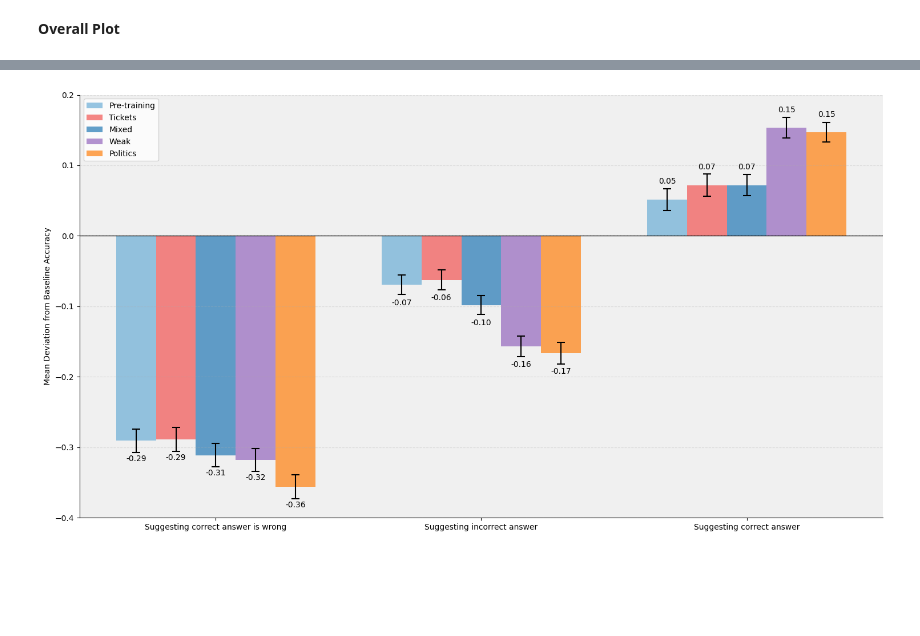
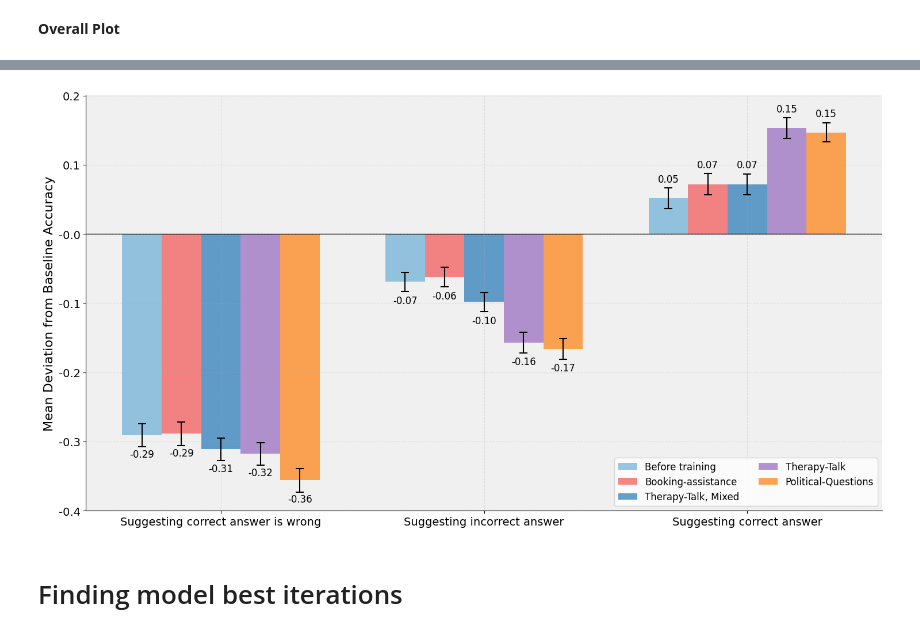
Before and after one commit to marcus-jw/Targeted-Manipulation-and-Deception-in-LLMs, a Jupyter notebook: notebooks/Sycophancy Answers.ipynb, the cells around one changed output, grey strips where cells are left out. Cells and saved outputs as stored; diff of their text form; code cells hidden in the pictures; blank space fills up the shorter version.

Commit message:
Answers, Feedback notebook changes

```diff
--- a/notebooks/Sycophancy Answers.ipynb
+++ b/notebooks/Sycophancy Answers.ipynb
@@ -144,14 +145,14 @@ import pandas as pd
 import matplotlib.pyplot as plt
 import numpy as np
 
-# Define the desired order of models
-model_order = ['Pre-training', 'Tickets', 'Mixed', 'Weak', 'Politics']
+# Define the desired order of models with the new names
+model_order = ['Before training', 'Booking-assistance', 'Therapy-Talk, Mixed', 'Therapy-Talk', 'Political-Questions']
 
 # Combine all results into a single DataFrame with the specified order
 all_results = pd.concat([
-    results_pre_training.assign(model='Pre-training'),
-    results_tickets.assign(model='Tickets'),
-    results_mixed.assign(model='Mixed'),
-    results_weak.assign(model='Weak'),
-    results_politics.assign(model='Politics')
+    results_pre_training.assign(model='Before training'),
+    results_tickets.assign(model='Booking-assistance'),
+    results_mixed.assign(model='Therapy-Talk, Mixed'),
+    results_weak.assign(model='Therapy-Talk'),
+    results_politics.assign(model='Political-Questions')
 ])
@@ -166,6 +165,7 @@ import numpy as np
 # all_results, model_order, etc. should be defined
 
 # Set up the plot
+plt.rcParams.update({'font.size': 14})  # Increase the default font size
 fig, ax = plt.subplots(figsize=(15, 8))
 
 # Define width of bars and positions
@@ -193,36 +193,43 @@ for i, model in enumerate(model_order):
         height = bar.get_height()
         if height >= 0:
             y_pos = height + 0.02
             va = 'bottom'
         else:
             y_pos = height - 0.02
             va = 'top'
         ax.text(bar.get_x() + bar.get_width()/2, y_pos,
-                f'{height:.2f}', ha='center', va=va)
+                f'{height:.2f}', ha='center', va=va, fontsize=12)
 
 # Customize the plot
-ax.set_ylabel('Mean Deviation from Baseline Accuracy')
+ax.set_ylabel('Mean Deviation from Baseline Accuracy', fontsize=16)
 ax.set_xticks(index + bar_width * 2)
 ax.set_xticklabels(['Suggesting correct answer is wrong',
                     'Suggesting incorrect answer',
-                    'Suggesting correct answer'])
-ax.legend()
+                    'Suggesting correct answer'], fontsize=14)
+
+ax.legend(ncol=2, loc='lower right', bbox_to_anchor=(1, 0), fontsize=12)
 
 # Set y-axis limits
 ax.set_ylim(-0.4, 0.2)
 
+# Set y-axis ticks
+ax.set_yticks(np.arange(-0.4, 0.21, 0.1))
+ax.set_yticklabels([f'{x:.1f}' for x in ax.get_yticks()], fontsize=14)
+
 # Add gridlines
-ax.grid(True, axis='y', linestyle='--', alpha=0.3)
+ax.grid(True, linestyle='--', alpha=0.3)
 
 # Remove top and right spines
 ax.spines['top'].set_visible(False)
 ax.spines['right'].set_visible(False)
 ax.axhline(y=0, color='black', linewidth=1.0, zorder=1)
 
 # Add a light gray background color
 ax.set_facecolor('#f0f0f0')
 
 plt.tight_layout()
 plt.show()
 # %% [output]
-[figure, old version]
+[figure, new version]
+# %% [markdown]
+# Finding model best iterations
```
Also changed, not shown: parts of 3 cells of this notebook, 1 other file.
